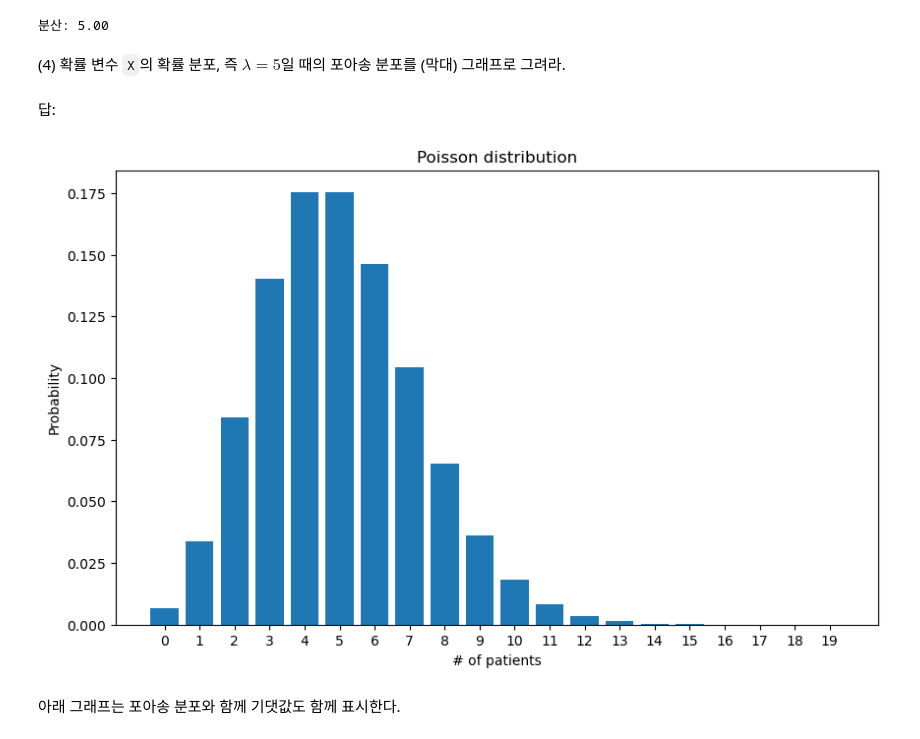
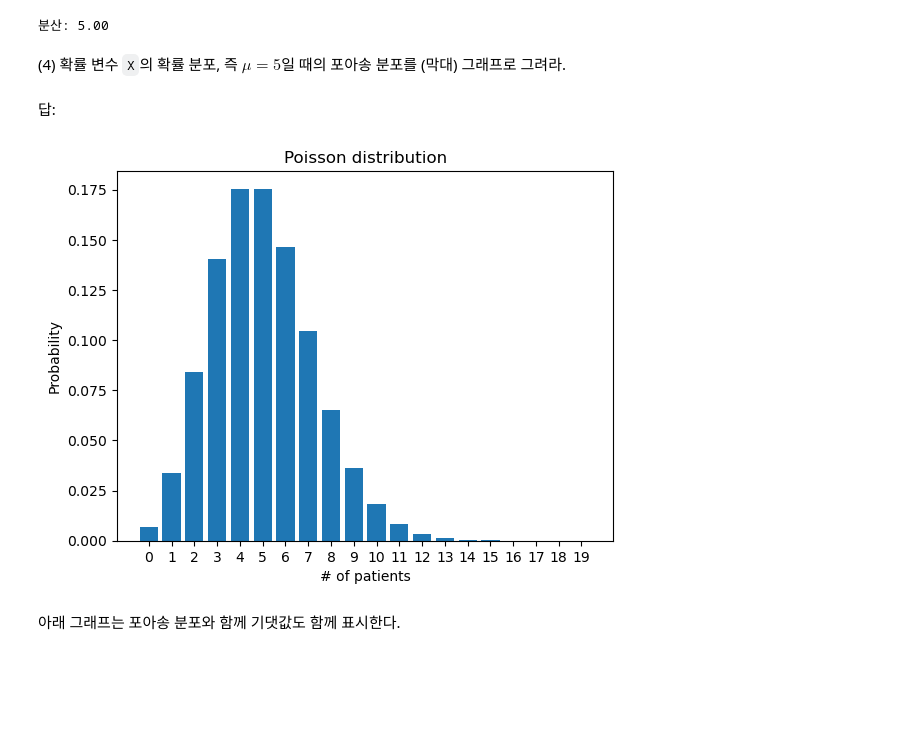
Before and after one commit to codingalzi/DataSci, a Jupyter notebook: practices/practice-expected_values-sol.ipynb, the cells around one changed output. Drawn from its saved outputs; the diff is of its cells as text; code cells hidden in the pictures; blank space fills up the shorter version.

```diff
--- a/practices/practice-expected_values-sol.ipynb
+++ b/practices/practice-expected_values-sol.ipynb
@@ -189,9 +65,9 @@ $$
 # %%
 from scipy.special import factorial
 
-def poi(lam, x):
+def poi(mu, x):
     if x in range(20):
-        return np.power(lam, x) * np.exp(-lam) / factorial(x)
+        return np.power(mu, x) * np.exp(-mu) / factorial(x)
     else:
         return 0
 # %% [markdown]
@@ -232,27 +108,27 @@ print(f"분산: {V_poi5:.2f}")
 # %% [output]
 분산: 5.00
 # %% [markdown]
-(4) 확률 변수 `X`의 확률 분포, 즉 $\lambda=5$일 때의 포아송 분포를 (막대) 그래프로 그려라.
+(4) 확률 변수 `X`의 확률 분포, 즉 $\mu=5$일 때의 포아송 분포를 (막대) 그래프로 그려라.
 # %% [markdown]
 답:
 # %%
-fig = plt.figure(figsize=(10, 6))
+fig = plt.figure()
 ax = fig.add_subplot(111)
 
 xs = np.arange(20)
 ys = np.array([poi(5, x) for x in xs])
 
 ax.bar(xs, ys)
 ax.set_title('Poisson distribution')
 ax.set_xlabel('# of patients')
 ax.set_ylabel('Probability')
 
 ax.set_xticks(np.arange(20))
 ax.set_xticklabels(range(0,20))
 
 plt.show()
 # %% [output]
-[figure, old version]
+[figure, new version]
 # %% [markdown]
 아래 그래프는 포아송 분포와 함께 기댓값도 함께 표시한다.
 # %%
```
Also changed, not shown: parts of 72 cells of this notebook.
